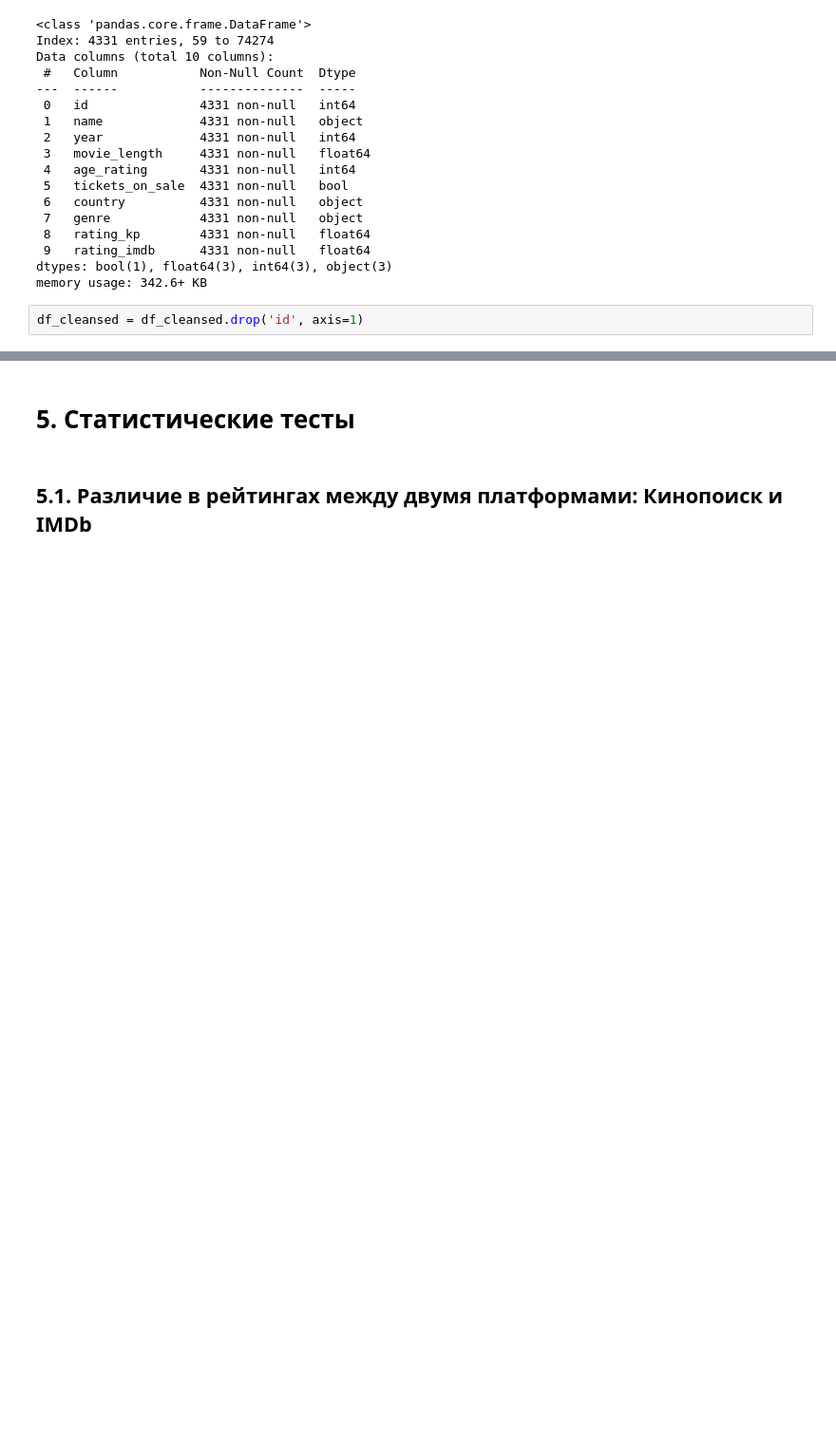
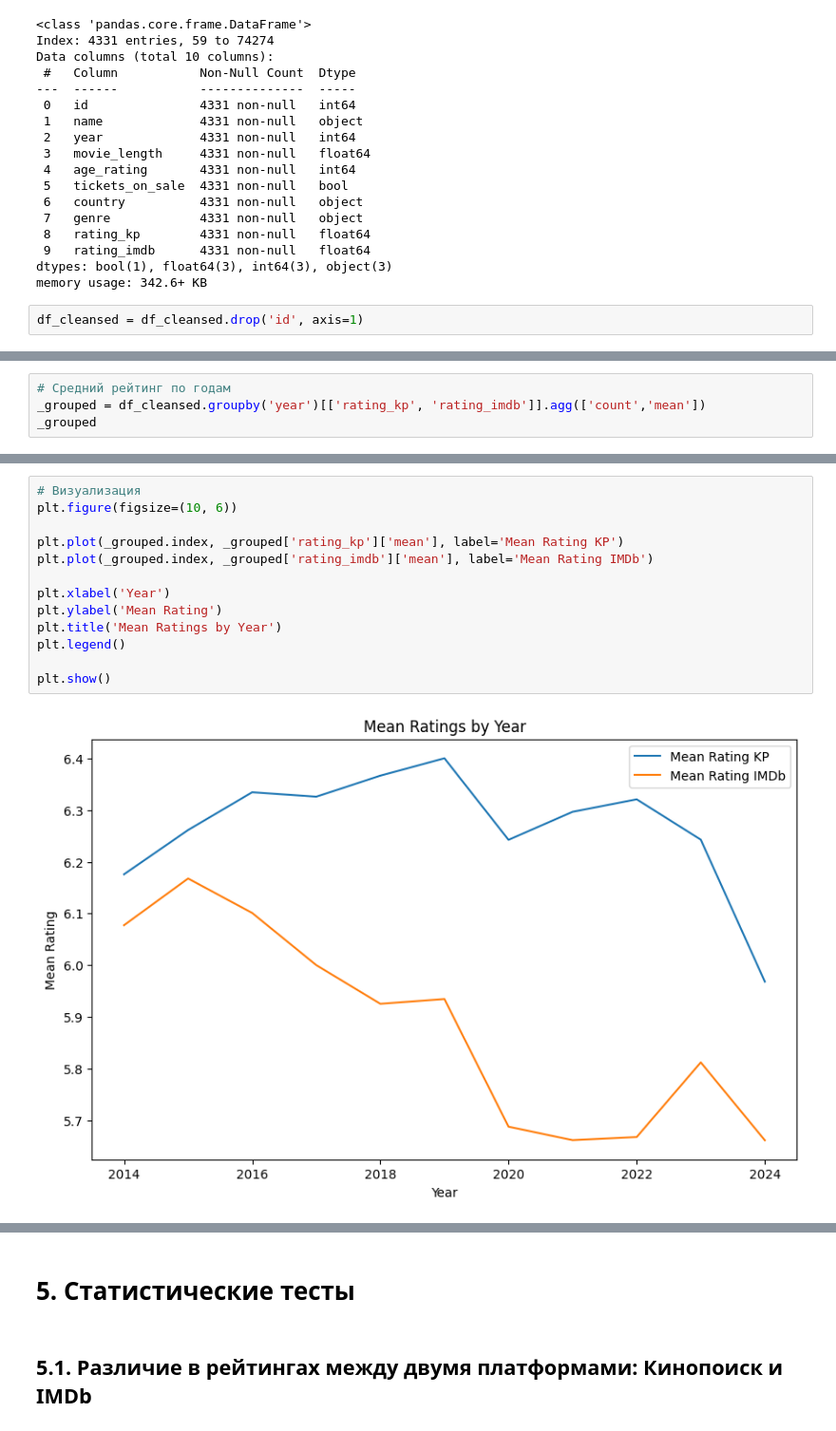
Before and after one commit to Ksenia-G/Kinopoisk_Analisys, a Jupyter notebook: Kinopoisk_Analisys.ipynb, the cells around one changed output, grey strips where cells are left out. Shown at 95% size. Drawn from its saved outputs; the diff is of its cells as text; blank space fills up the shorter version.

```diff
--- a/Kinopoisk_Analisys.ipynb
+++ b/Kinopoisk_Analisys.ipynb
@@ -1079,3 +1155,7 @@ for col in df_cleansed[categoric]:
 name 4276
 country 71
 genre 25
+# %%
+# Средний рейтинг по годам
+_grouped = df_cleansed.groupby('year')[['rating_kp', 'rating_imdb']].agg(['count','mean'])
+_grouped
@@ -1081,0 +1177,15 @@ genre 25
+# %%
+# Визуализация
+plt.figure(figsize=(10, 6))
+
+plt.plot(_grouped.index, _grouped['rating_kp']['mean'], label='Mean Rating KP')
+plt.plot(_grouped.index, _grouped['rating_imdb']['mean'], label='Mean Rating IMDb')
+
+plt.xlabel('Year')
+plt.ylabel('Mean Rating')
+plt.title('Mean Ratings by Year')
+plt.legend()
+
+plt.show()
+# %% [output]
+[figure, added]
```
Also changed, not shown: parts of 87 cells of this notebook.
